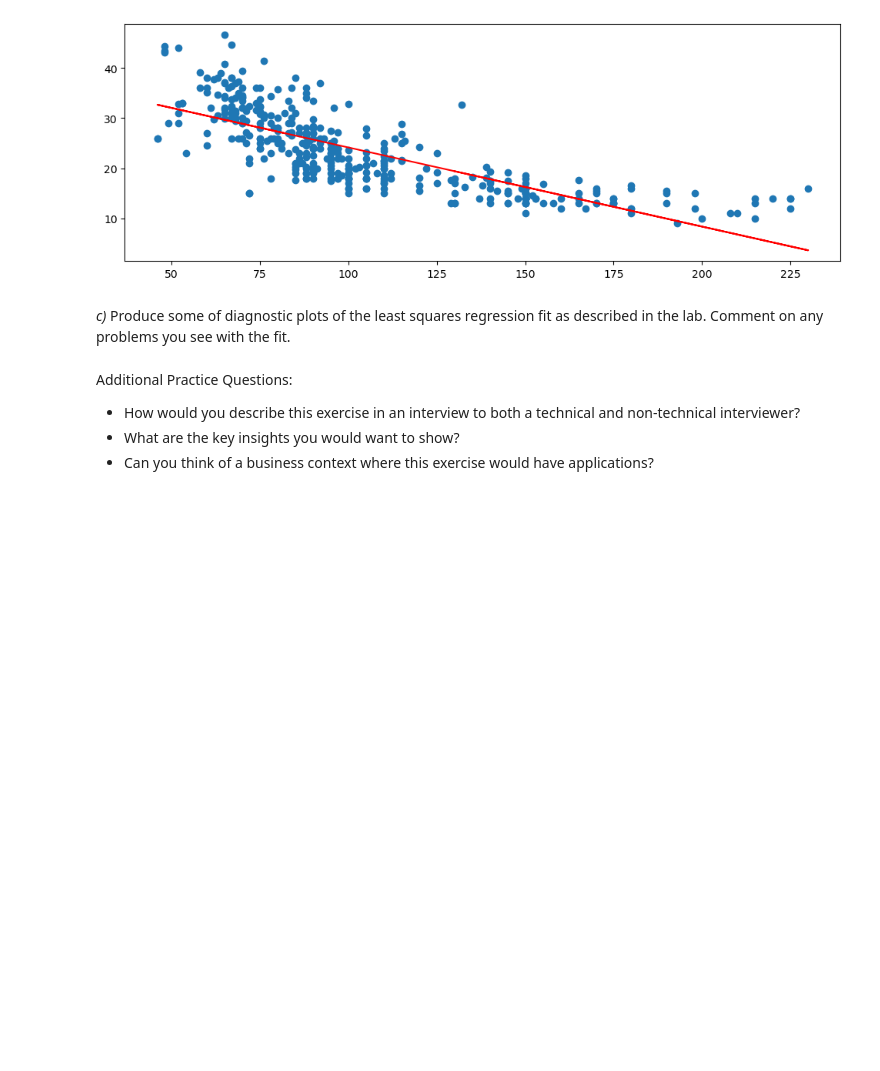
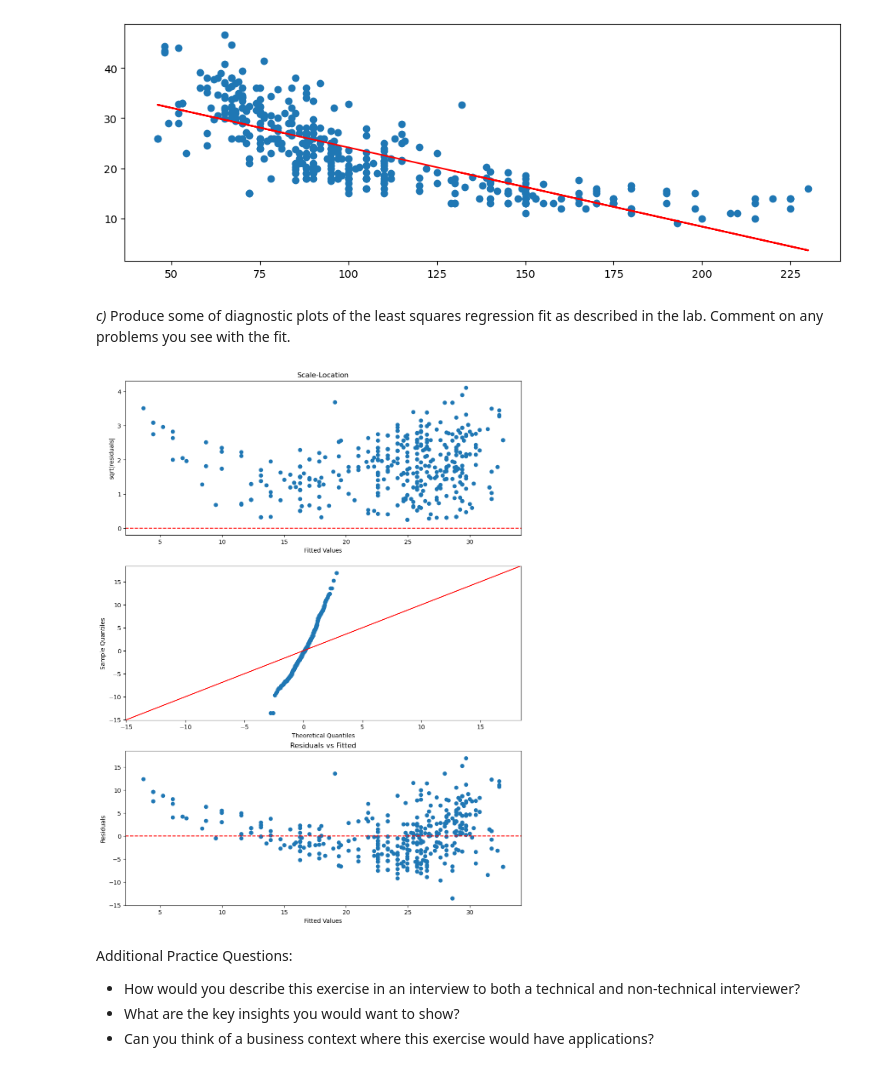
Before and after one commit to shiyamhoda/applying_statistical_concepts, a Jupyter notebook: 04_homework/homework_1.ipynb, the cells around one changed output. Saved outputs shown, nothing was run; the diff lists cells and outputs as text; code cells hidden in the pictures; blank space fills up the shorter version.

```diff
--- a/04_homework/homework_1.ipynb
+++ b/04_homework/homework_1.ipynb
@@ -110,6 +110,33 @@ _c)_	Produce some of diagnostic plots of the least squares regression fit as des
 # %%
 #Add your code here
 #Plot at least the Scale-Location Plot, the QQ Plot and the Residuals vs Fitted Values Plot
+residuals = model1.resid
+rmae = np.sqrt(np.abs(residuals))
+fitted_values = model1.fittedvalues
+
+fig, axs =subplots(3,1,figsize=(12, 16))
+
+# Scale Location Plot
+axs[0].scatter(fitted_values,rmae)
+axs[0].axhline(y=0,color='r',linestyle='--')
+axs[0].set_xlabel('Fitted Values')
+axs[0].set_ylabel('sqrt|residuals|')
+axs[0].set_title('Scale-Location')
+
+#Q-Q plot
+sm.qqplot(residuals, line='45',ax= axs[1])
+ax[1].set_title('Q-Q Plot')
+
+# Residual vs Fitted Plot
+axs[2].scatter(fitted_values,residuals)
+axs[2].axhline(y=0,color='r',linestyle='--')
+axs[2].set_xlabel('Fitted Values')
+axs[2].set_ylabel('Residuals')
+axs[2].set_title('Residuals vs Fitted')
+
+plt.show()
+# %% [output]
+[figure, added]
 # %% [markdown]
 Additional Practice Questions:
 - How would you describe this exercise in an interview to both a technical and non-technical interviewer?
```
Also changed, not shown: parts of 1 cell of this notebook.
